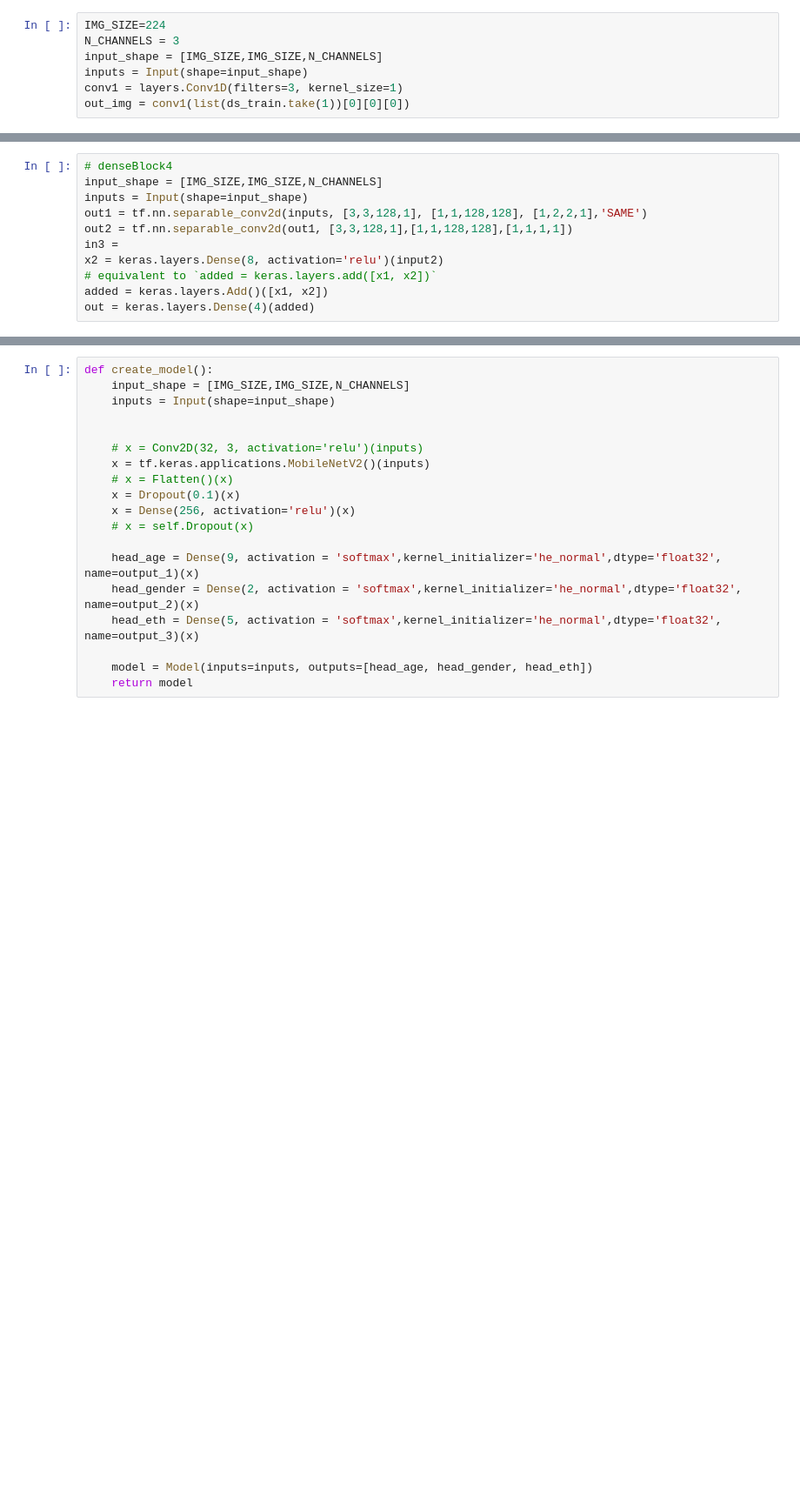
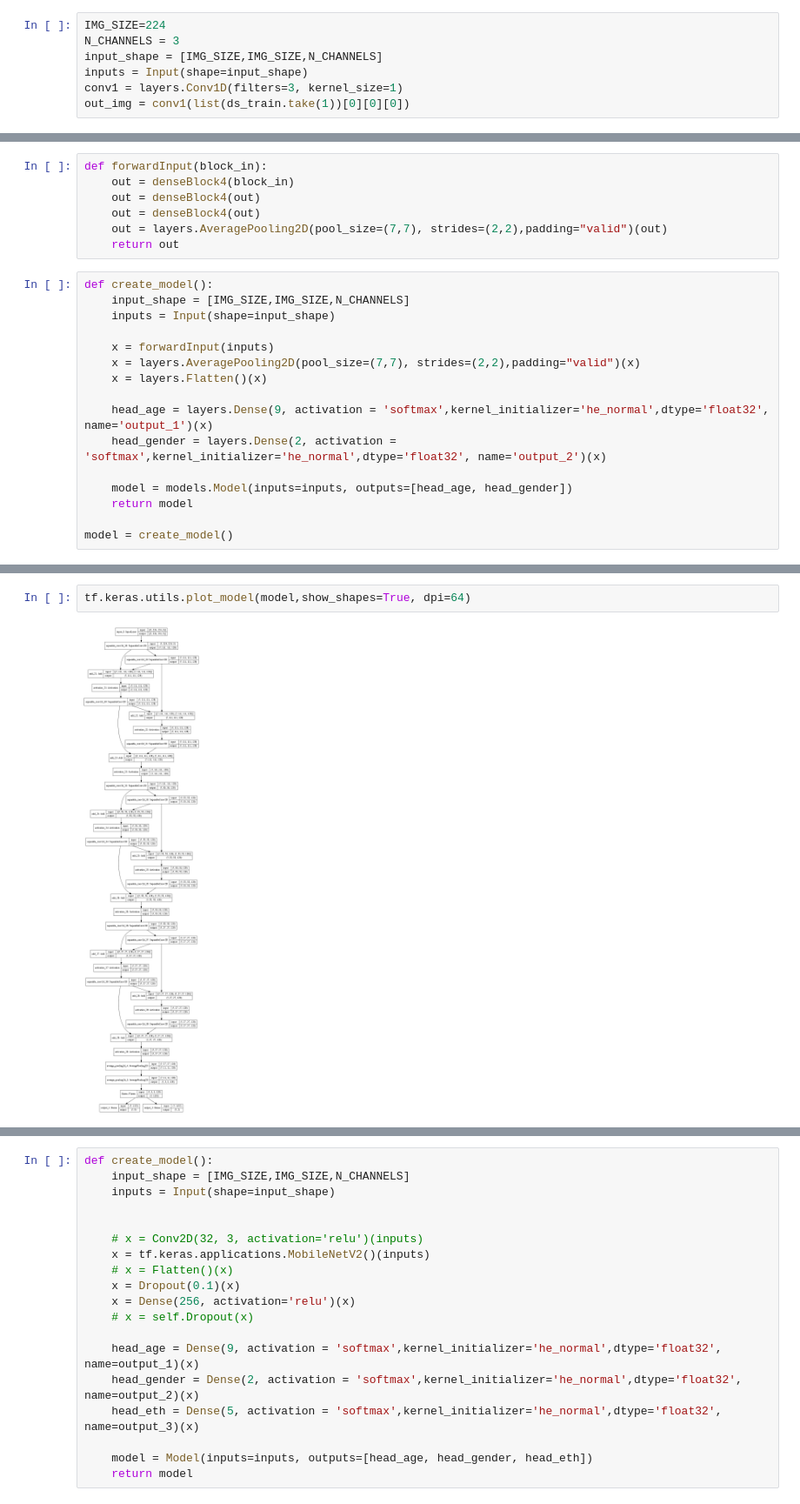
Before and after one commit to ywenlu/colab, a Jupyter notebook: AgeNet_v4_MobileNet2_WL.ipynb, the cells around one changed output, grey strips where cells are left out. Shown at 87% size. Saved outputs shown, nothing was run; the diff lists cells and outputs as text; blank space fills up the shorter version.

Commit message:
model

```diff
--- a/AgeNet_v4_MobileNet2_WL.ipynb
+++ b/AgeNet_v4_MobileNet2_WL.ipynb
@@ -277,11 +244,23 @@ ValueError: ignored
-# %%
-# denseBlock4
-input_shape = [IMG_SIZE,IMG_SIZE,N_CHANNELS]
-inputs = Input(shape=input_shape)
-out1 = tf.nn.separable_conv2d(inputs, [3,3,128,1], [1,1,128,128], [1,2,2,1],'SAME')
-out2 = tf.nn.separable_conv2d(out1, [3,3,128,1],[1,1,128,128],[1,1,1,1])
-in3 =
-x2 = keras.layers.Dense(8, activation='relu')(input2)
-# equivalent to `added = keras.layers.add([x1, x2])`
-added = keras.layers.Add()([x1, x2])
-out = keras.layers.Dense(4)(added)
+# %%
+def forwardInput(block_in):
+    out = denseBlock4(block_in)
+    out = denseBlock4(out)
+    out = denseBlock4(out)
+    out = layers.AveragePooling2D(pool_size=(7,7), strides=(2,2),padding="valid")(out)
+    return out
+# %%
+def create_model():
+    input_shape = [IMG_SIZE,IMG_SIZE,N_CHANNELS]
+    inputs = Input(shape=input_shape)
+
+    x = forwardInput(inputs)
+    x = layers.AveragePooling2D(pool_size=(7,7), strides=(2,2),padding="valid")(x)
+    x = layers.Flatten()(x)
+
+    head_age = layers.Dense(9, activation = 'softmax',kernel_initializer='he_normal',dtype='float32', name='output_1')(x)
+    head_gender = layers.Dense(2, activation = 'softmax',kernel_initializer='he_normal',dtype='float32', name='output_2')(x)
+
+    model = models.Model(inputs=inputs, outputs=[head_age, head_gender])
+    return model
+
+model = create_model()
@@ -287,0 +296,4 @@ out = keras.layers.Dense(4)(added)
+# %%
+tf.keras.utils.plot_model(model,show_shapes=True, dpi=64)
+# %% [output]
+[figure, added]
```
Also changed, not shown: parts of 12 cells of this notebook.
